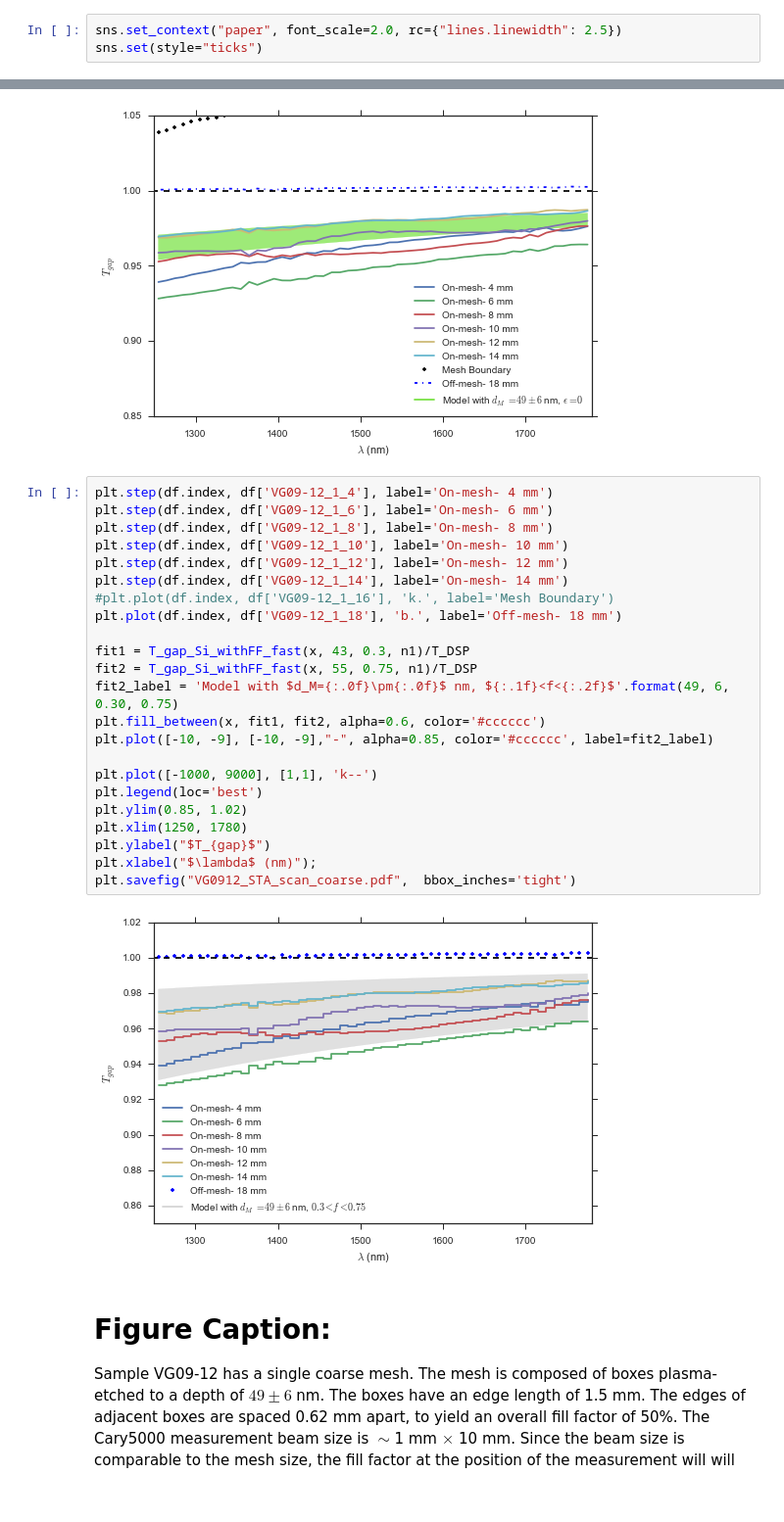
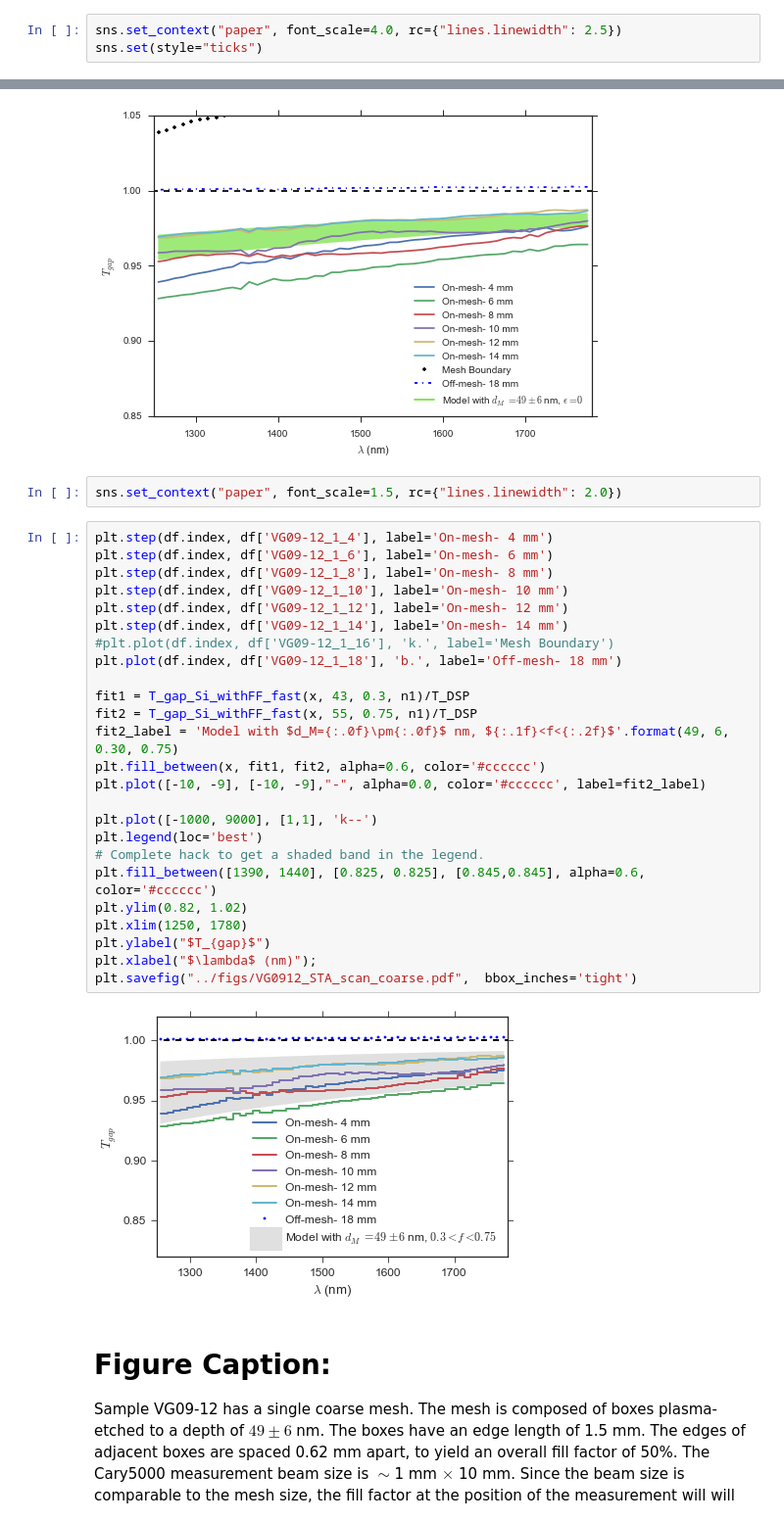
Before and after one commit to Echelle/AO_bonding_paper, a Jupyter notebook: notebooks/SiGaps_17_VG09_12_STA.ipynb, the cells around one changed output, grey strips where cells are left out. Shown at 98% size. Cells and saved outputs as stored; diff of their text form.

Commit message:
Figure 8 bottom panel legend: Make the key for the model a much broader grey strip

```diff
--- a/notebooks/SiGaps_17_VG09_12_STA.ipynb
+++ b/notebooks/SiGaps_17_VG09_12_STA.ipynb
@@ -16,7 +16,7 @@ from astroML.decorators import pickle_results
 # %% [output]
 Populating the interactive namespace from numpy and matplotlib
 # %%
-sns.set_context("paper", font_scale=2.0, rc={"lines.linewidth": 2.5})
+sns.set_context("paper", font_scale=4.0, rc={"lines.linewidth": 2.5})
 sns.set(style="ticks")
 # %% [markdown]
 Import all the local models, saved locally as `etalon.py`.  See the paper for derivations of these equations.
@@ -82,31 +82,35 @@ plt.xlabel("$\lambda$ (nm)");
 plt.savefig("VG0912_STA_scan.pdf",  bbox_inches='tight')
 # %% [output]
 [figure]
+# %%
+sns.set_context("paper", font_scale=1.5, rc={"lines.linewidth": 2.0})
 # %%
 plt.step(df.index, df['VG09-12_1_4'], label='On-mesh- 4 mm')
 plt.step(df.index, df['VG09-12_1_6'], label='On-mesh- 6 mm')
 plt.step(df.index, df['VG09-12_1_8'], label='On-mesh- 8 mm')
 plt.step(df.index, df['VG09-12_1_10'], label='On-mesh- 10 mm')
 plt.step(df.index, df['VG09-12_1_12'], label='On-mesh- 12 mm')
 plt.step(df.index, df['VG09-12_1_14'], label='On-mesh- 14 mm')
 #plt.plot(df.index, df['VG09-12_1_16'], 'k.', label='Mesh Boundary')
 plt.plot(df.index, df['VG09-12_1_18'], 'b.', label='Off-mesh- 18 mm')
 
 fit1 = T_gap_Si_withFF_fast(x, 43, 0.3, n1)/T_DSP
 fit2 = T_gap_Si_withFF_fast(x, 55, 0.75, n1)/T_DSP
 fit2_label = 'Model with $d_M={:.0f}\pm{:.0f}$ nm, ${:.1f}<f<{:.2f}$'.format(49, 6, 0.30, 0.75)
 plt.fill_between(x, fit1, fit2, alpha=0.6, color='#cccccc')
-plt.plot([-10, -9], [-10, -9],"-", alpha=0.85, color='#cccccc', label=fit2_label)
+plt.plot([-10, -9], [-10, -9],"-", alpha=0.0, color='#cccccc', label=fit2_label)
 
 plt.plot([-1000, 9000], [1,1], 'k--')
 plt.legend(loc='best')
-plt.ylim(0.85, 1.02)
+# Complete hack to get a shaded band in the legend.
+plt.fill_between([1390, 1440], [0.825, 0.825], [0.845,0.845], alpha=0.6, color='#cccccc')
+plt.ylim(0.82, 1.02)
 plt.xlim(1250, 1780)
 plt.ylabel("$T_{gap}$")
 plt.xlabel("$\lambda$ (nm)");
-plt.savefig("VG0912_STA_scan_coarse.pdf",  bbox_inches='tight')
+plt.savefig("../figs/VG0912_STA_scan_coarse.pdf",  bbox_inches='tight')
 # %% [output]
-[figure, old version]
+[figure, new version]
 # %% [markdown]
 Figure Caption:
 ===
```
Also changed, not shown: 1 other file.
